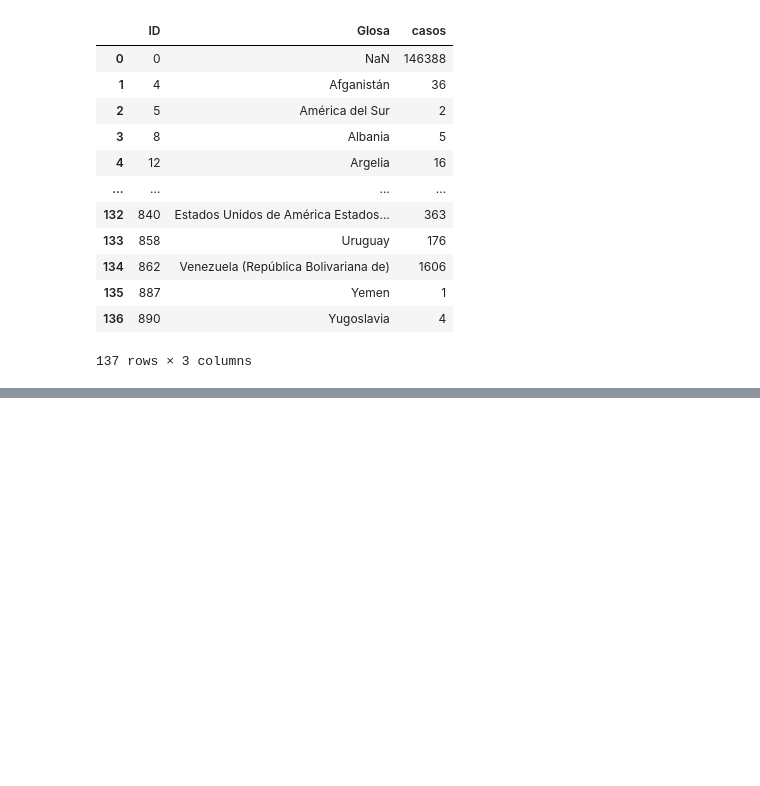
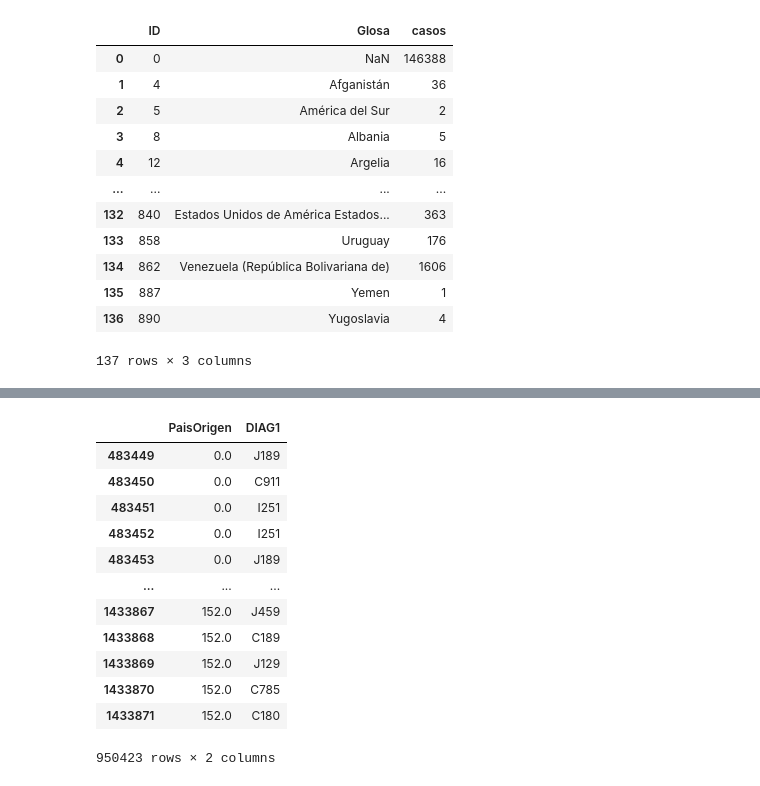
Before and after one commit to AstroDolan/InformationTheory, a Jupyter notebook: LAB1.ipynb, the cells around one changed output, grey strips where cells are left out. Saved outputs shown, nothing was run; the diff lists cells and outputs as text; code cells hidden in the pictures; blank space fills up the shorter version.

```diff
--- a/LAB1.ipynb
+++ b/LAB1.ipynb
@@ -60,0 +71,18 @@ ValueError: If using all scalar values, you must pass an index
+# %%
+Datos = pd.DataFrame({'PaisOrigen': paisOrigen, 'DIAG1': DIAG1})
+Datos.dropna(inplace=True)
+Datos
+# %% [output]
+|  | PaisOrigen | DIAG1 |
+| 483449 | 0.0 | J189 |
+| 483450 | 0.0 | C911 |
+| 483451 | 0.0 | I251 |
+| 483452 | 0.0 | I251 |
+| 483453 | 0.0 | J189 |
+| ... | ... | ... |
+| 1433867 | 152.0 | J459 |
+| 1433868 | 152.0 | C189 |
+| 1433869 | 152.0 | J129 |
+| 1433870 | 152.0 | C785 |
+| 1433871 | 152.0 | C180 |
+950423 rows × 2 columns
```
Also changed, not shown: parts of 9 cells of this notebook.
